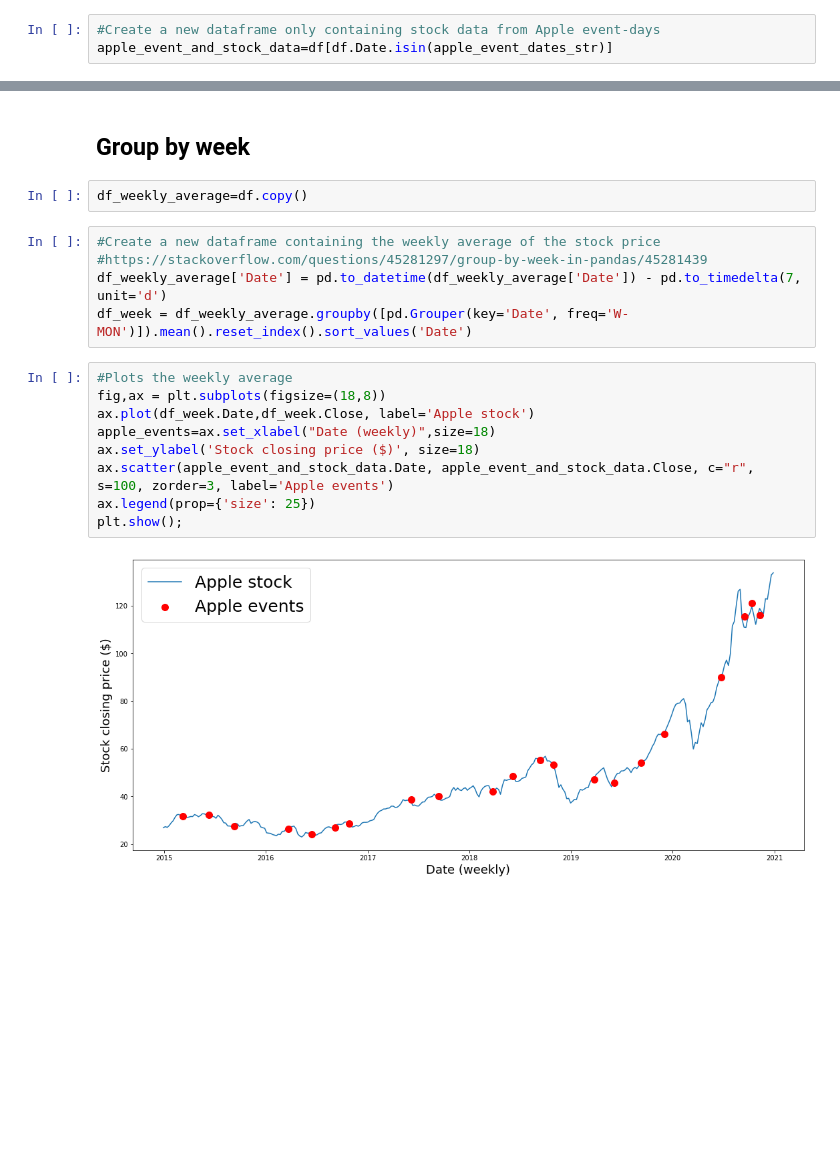
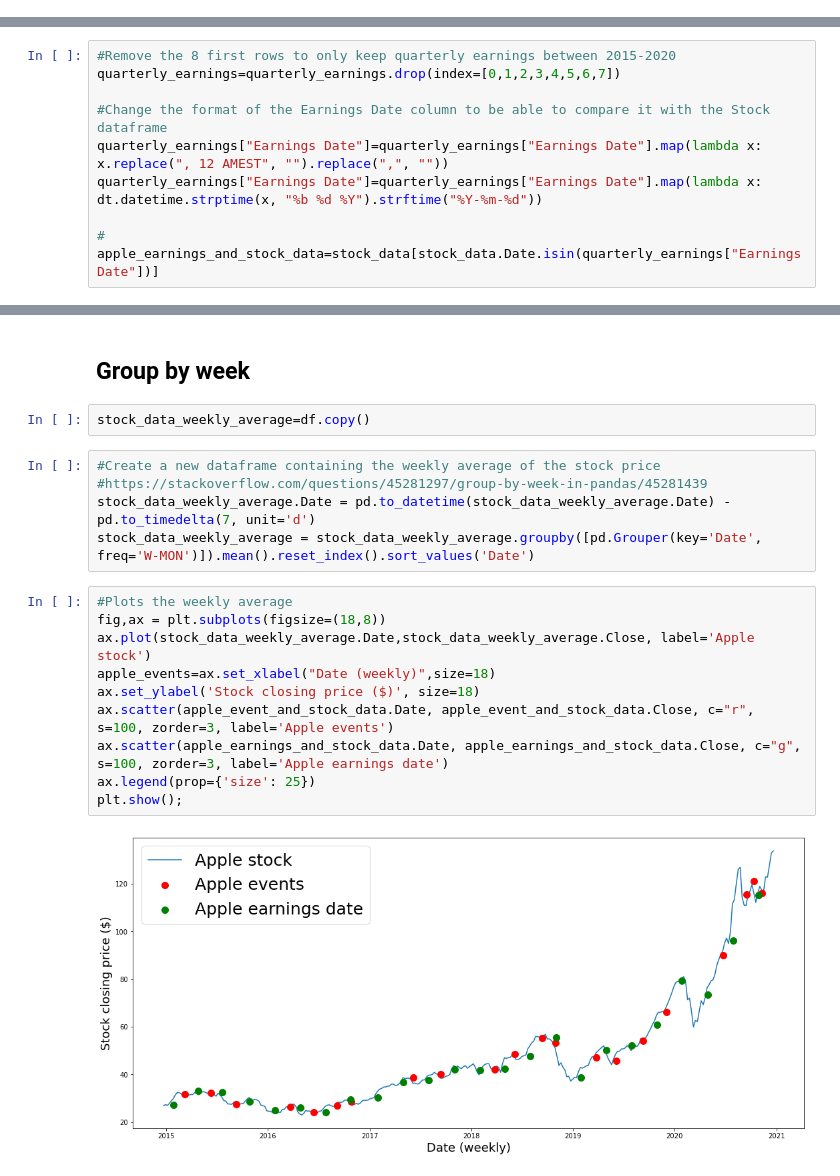
Before and after one commit to epfl-ada/ada-2021-project-club6analysis, a Jupyter notebook: Apple_exploratory_analysis.ipynb, the cells around one changed output, grey strips where cells are left out. Drawn from its saved outputs; the diff is of its cells as text; blank space fills up the shorter version.

```diff
--- a/Apple_exploratory_analysis.ipynb
+++ b/Apple_exploratory_analysis.ipynb
@@ -63,3 +53,0 @@ memory usage: 1.3+ KB
-# %%
-#Create a new dataframe only containing stock data from Apple event-days
-apple_event_and_stock_data=df[df.Date.isin(apple_event_dates_str)]
@@ -85,0 +54,10 @@ apple_event_and_stock_data
+# %%
+#Remove the 8 first rows to only keep quarterly earnings between 2015-2020
+quarterly_earnings=quarterly_earnings.drop(index=[0,1,2,3,4,5,6,7])
+
+#Change the format of the Earnings Date column to be able to compare it with the Stock dataframe
+quarterly_earnings["Earnings Date"]=quarterly_earnings["Earnings Date"].map(lambda x: x.replace(", 12 AMEST", "").replace(",", ""))
+quarterly_earnings["Earnings Date"]=quarterly_earnings["Earnings Date"].map(lambda x: dt.datetime.strptime(x, "%b %d %Y").strftime("%Y-%m-%d"))
+
+#
+apple_earnings_and_stock_data=stock_data[stock_data.Date.isin(quarterly_earnings["Earnings Date"])]
@@ -132,21 +115,22 @@ plt.show()
 # %% [markdown]
 ## Group by week
 # %%
-df_weekly_average=df.copy()
+stock_data_weekly_average=df.copy()
 # %%
 #Create a new dataframe containing the weekly average of the stock price
 #https://stackoverflow.com/questions/45281297/group-by-week-in-pandas/45281439
-df_weekly_average['Date'] = pd.to_datetime(df_weekly_average['Date']) - pd.to_timedelta(7, unit='d')
-df_week = df_weekly_average.groupby([pd.Grouper(key='Date', freq='W-MON')]).mean().reset_index().sort_values('Date')
+stock_data_weekly_average.Date = pd.to_datetime(stock_data_weekly_average.Date) - pd.to_timedelta(7, unit='d')
+stock_data_weekly_average = stock_data_weekly_average.groupby([pd.Grouper(key='Date', freq='W-MON')]).mean().reset_index().sort_values('Date')
 # %%
 #Plots the weekly average
 fig,ax = plt.subplots(figsize=(18,8))
-ax.plot(df_week.Date,df_week.Close, label='Apple stock')
+ax.plot(stock_data_weekly_average.Date,stock_data_weekly_average.Close, label='Apple stock')
 apple_events=ax.set_xlabel("Date (weekly)",size=18)
 ax.set_ylabel('Stock closing price ($)', size=18)
 ax.scatter(apple_event_and_stock_data.Date, apple_event_and_stock_data.Close, c="r", s=100, zorder=3, label='Apple events')
+ax.scatter(apple_earnings_and_stock_data.Date, apple_earnings_and_stock_data.Close, c="g", s=100, zorder=3, label='Apple earnings date')
 ax.legend(prop={'size': 25})
 plt.show();
 # %% [output]
-[figure, old version]
+[figure, new version]
 # %%
```
Also changed, not shown: parts of 15 cells of this notebook.
